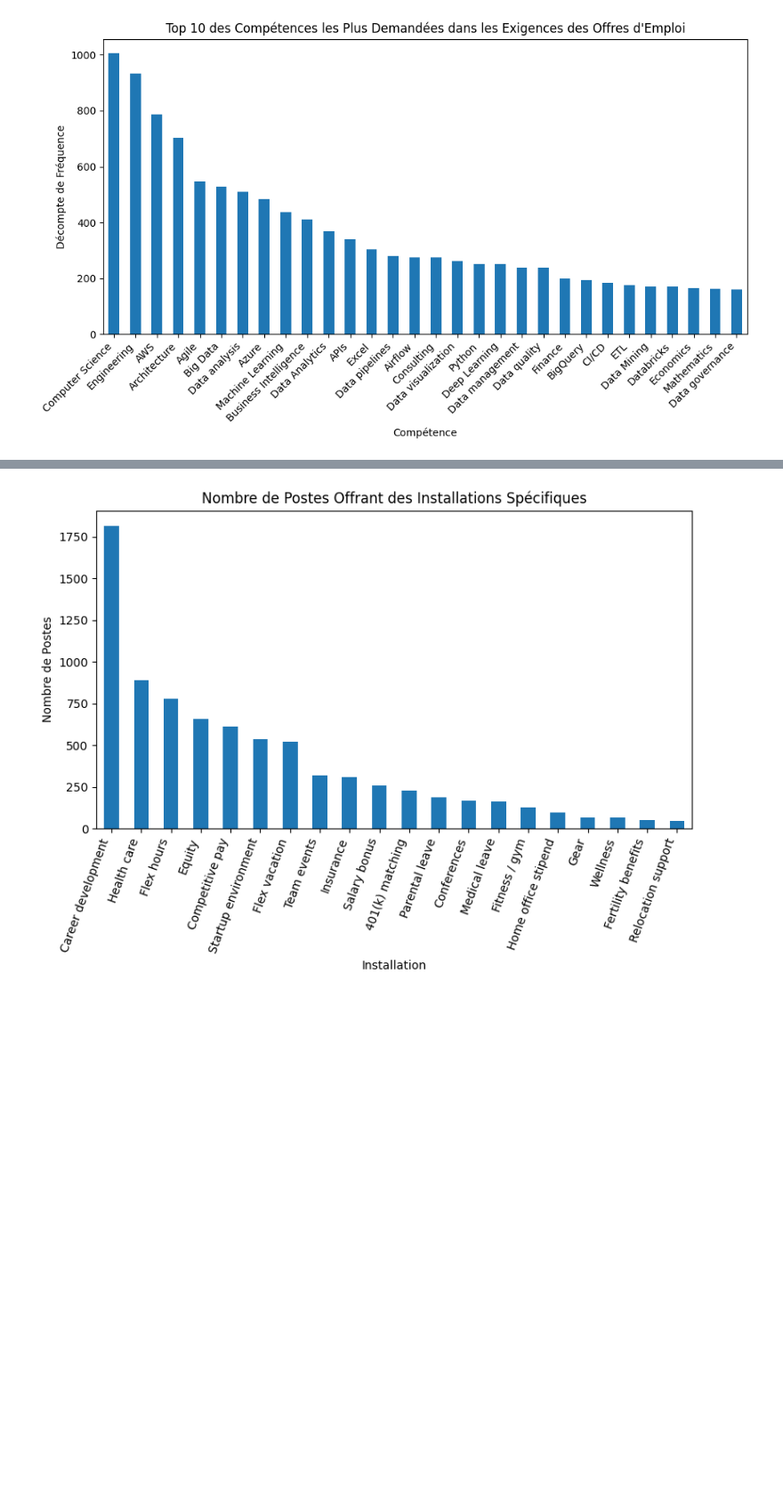
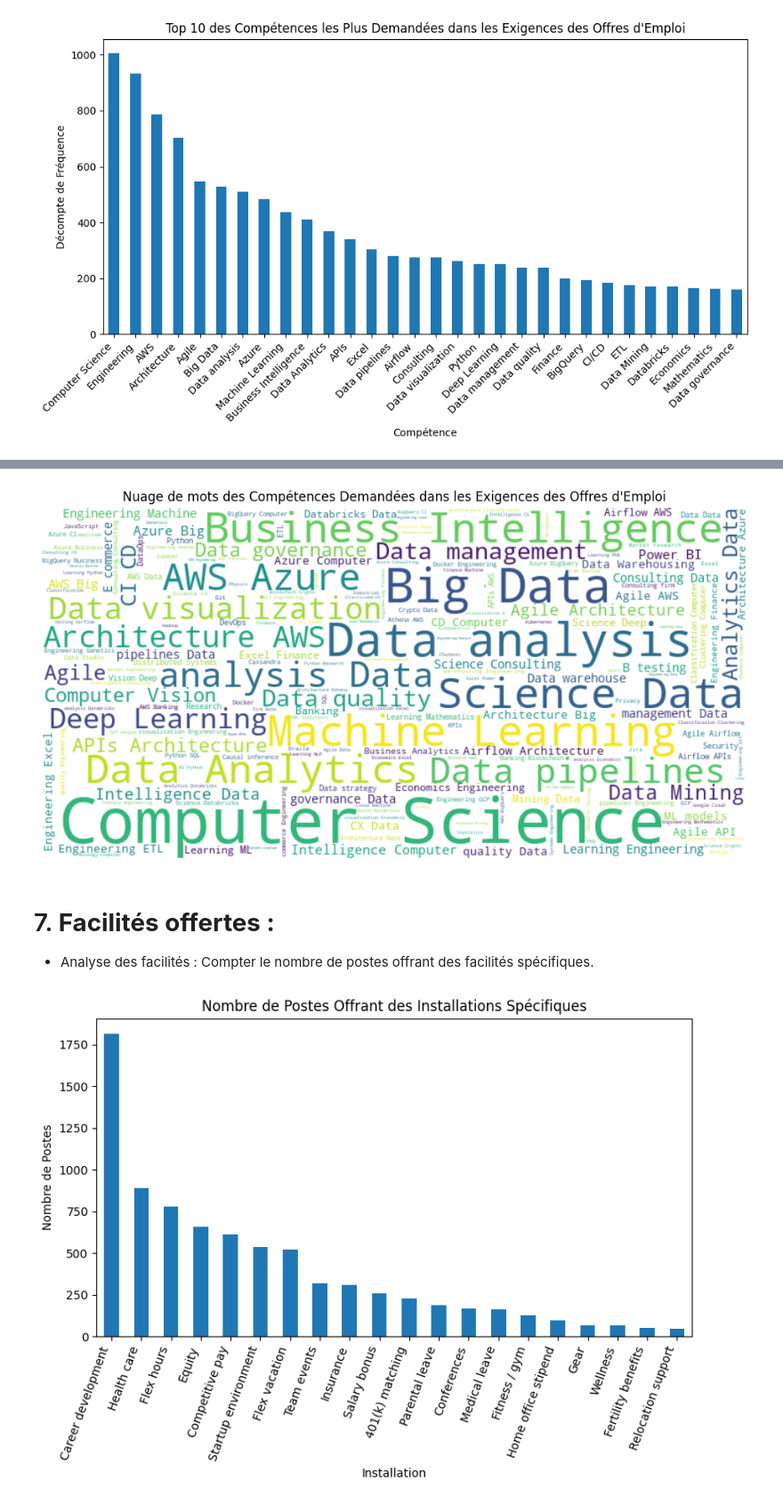
Before and after one commit to tsrhayar/analyze_data_jobs, a Jupyter notebook: Visualisation.ipynb, the cells around one changed output, grey strips where cells are left out. Shown at 89% size. Saved outputs shown, nothing was run; the diff lists cells and outputs as text; code cells hidden in the pictures; blank space fills up the shorter version.

```diff
--- a/Visualisation.ipynb
+++ b/Visualisation.ipynb
@@ -365,22 +293,3 @@ plt.tight_layout()
 plt.show()
 # %% [output]
 [figure]
-# %%
-# Combinaison des listes d'installations dans la colonne 'Requirment of the company' en une seule liste
-all_skills = []
-for skills_list in df['Requirment of the company']:
-    all_skills.extend(skills_list)
-
-# Comptage des occurrences de chaque compétence
-skills_count = pd.Series(all_skills).value_counts().nlargest(30)
-
-# Création du graphique à barres pour visualiser la fréquence des compétences
-plt.figure(figsize=(10, 6))
-skills_count.plot(kind='bar')
-plt.xlabel('Compétence')
-plt.ylabel('Décompte de Fréquence')
-plt.title('Fréquence des Compétences dans les Exigences des Offres d\'Emploi')
-plt.xticks(rotation=45, ha='right')
-
-plt.tight_layout()
-plt.show()
@@ -389,3 +314,26 @@ plt.show()
+# %%
+# Combinaison des listes de compétences dans la colonne 'Requirment of the company' en une seule liste
+all_skills = []
+for skills_list in filtered_df['Requirment of the company']:
+    all_skills.extend(skills_list)
+
+# Création d'un texte à partir des compétences pour le nuage de mots
+skills_text = ' '.join(all_skills)
+
+# Création du nuage de mots
+wordcloud = WordCloud(width=800, height=400, background_color='white').generate(skills_text)
+
+# Affichage du nuage de mots
+plt.figure(figsize=(12, 8))
+plt.imshow(wordcloud, interpolation='bilinear')
+plt.axis('off')
+plt.title('Nuage de mots des Compétences Demandées dans les Exigences des Offres d\'Emploi')
+plt.show()
+# %% [output]
+[figure, added]
+# %% [markdown]
+# 7. **Facilités offertes :**
+   - Analyse des facilités : Compter le nombre de postes offrant des facilités spécifiques.
 # %%
 # Combinaison des listes d'installations dans la colonne 'Facilities' en une seule liste
 all_facilities = []
```
Also changed, not shown: parts of 18 cells of this notebook, 9 other files.
